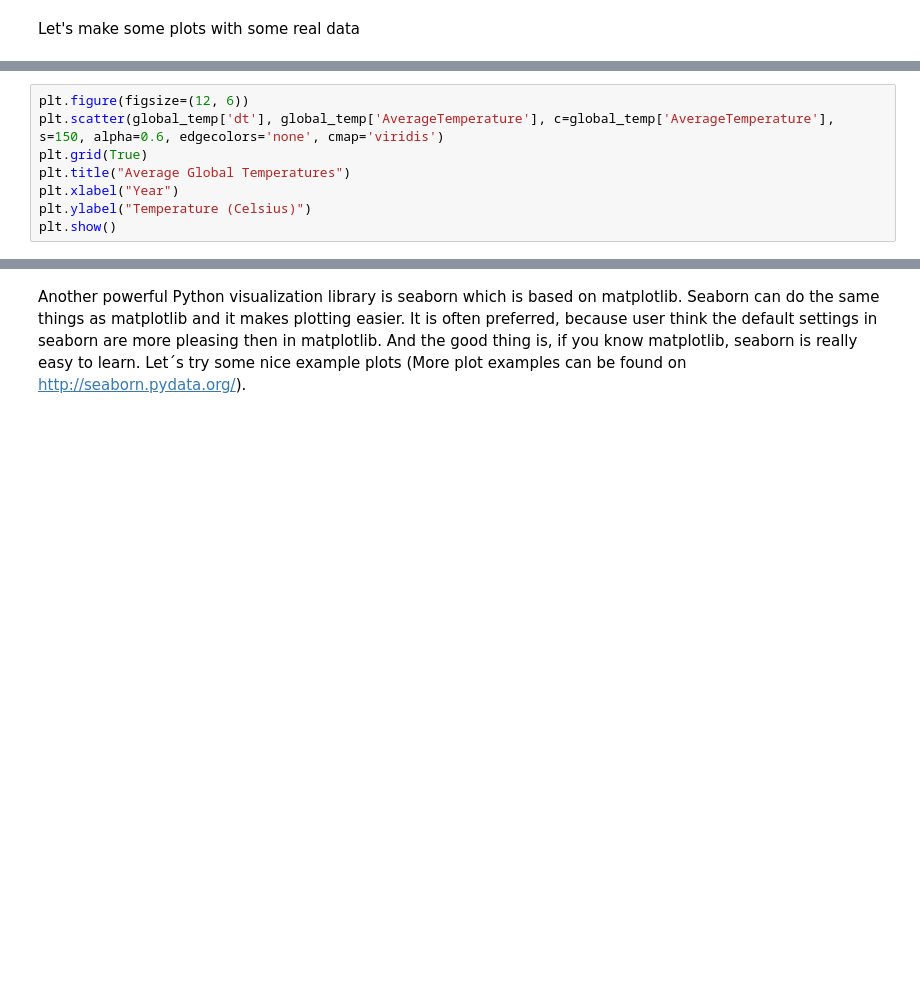
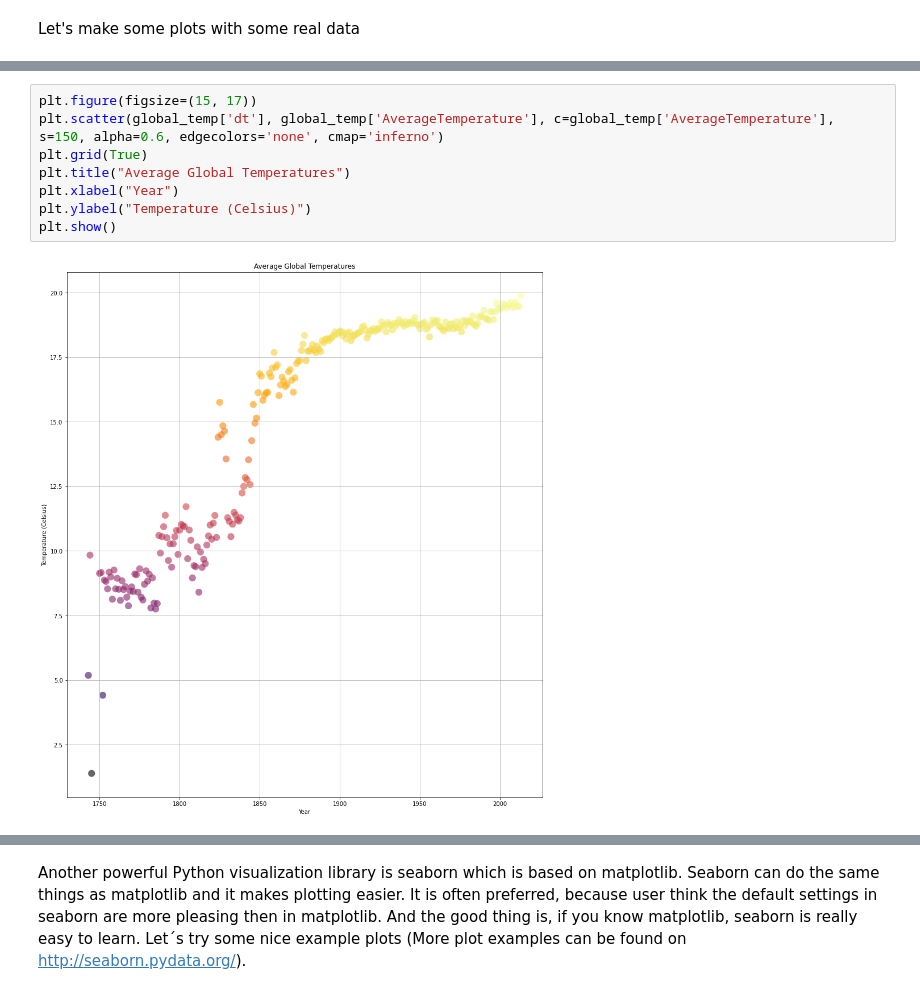
Before and after one commit to makangd/python, a Jupyter notebook: 02_DataAnalysis.ipynb, the cells around one changed output, grey strips where cells are left out. Saved outputs shown, nothing was run; the diff lists cells and outputs as text; blank space fills up the shorter version.

```diff
--- a/02_DataAnalysis.ipynb
+++ b/02_DataAnalysis.ipynb
@@ -980,9 +1370,11 @@ plt.show()
 # %%
-plt.figure(figsize=(12, 6))
-plt.scatter(global_temp['dt'], global_temp['AverageTemperature'], c=global_temp['AverageTemperature'], s=150, alpha=0.6, edgecolors='none', cmap='viridis')
+plt.figure(figsize=(15, 17))
+plt.scatter(global_temp['dt'], global_temp['AverageTemperature'], c=global_temp['AverageTemperature'], s=150, alpha=0.6, edgecolors='none', cmap='inferno')
 plt.grid(True)
 plt.title("Average Global Temperatures")
 plt.xlabel("Year")
 plt.ylabel("Temperature (Celsius)")
 plt.show()
+# %% [output]
+[figure, added]
 # %%
```
Also changed, not shown: parts of 73 cells of this notebook, 19 other files.
